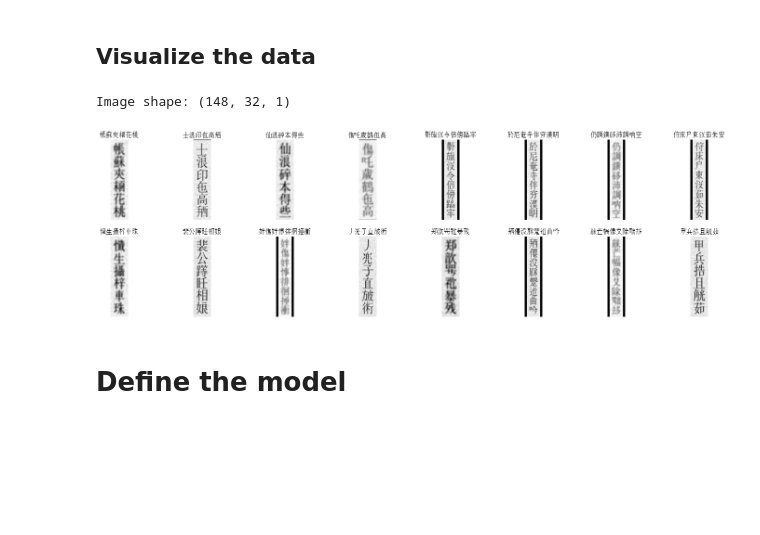
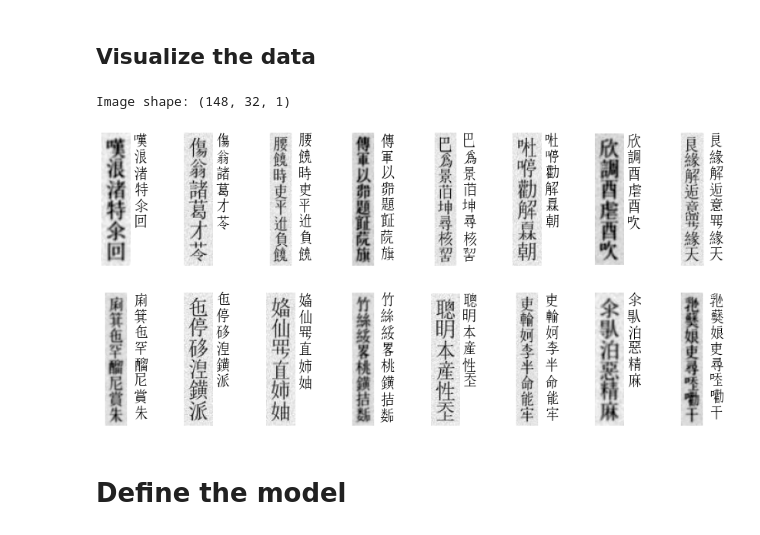
Before and after one commit to ds4v/NomNaOCR, a Jupyter notebook: Text recognition/CRNN/CRNN.ipynb, the cells around one changed output. Drawn from its saved outputs; the diff is of its cells as text; code cells hidden in the pictures; blank space fills up the shorter version.

```diff
--- a/Text recognition/CRNN/CRNN.ipynb
+++ b/Text recognition/CRNN/CRNN.ipynb
@@ -129,11 +130,11 @@ def distortion_free_resize(image, img_size):
         [pad_height_top, pad_height_bottom],
         [pad_width_left, pad_width_right],
         [0, 0],
-    ])
+    ], constant_values = 255) # Pad with white color
 # %%
 def process_images_labels(img_path, label, img_size=(HEIGHT, WIDTH)):
     image = tf.io.read_file(img_path)
-    image = tf.image.decode_png(image, channels=1)
+    image = tf.image.decode_jpeg(image, channels=1)
     image = distortion_free_resize(image, img_size)
     image = tf.cast(image, tf.float32) / 255.0
 
@@ -169,16 +170,17 @@ from matplotlib import transforms
 
 NROWS, NCOLS = (2, 8)
 assert NROWS * NCOLS <= BATCH_SIZE, f'NROWS * NCOLS must be <= {BATCH_SIZE}'
-font = fm.FontProperties(fname='NomNaTong-Regular.ttf')
+FONT = fm.FontProperties(fname='../../Dataset/NomNaTong-Regular.ttf')
 # %%
-plt.figure(figsize=(25, 7))
-for batch in train_tf_dataset.take(1):
-    batch_images, batch_labels = batch['image'], batch['label']
-    print('Image shape:', batch_images[0].shape)
-
-    for i in range(min(NROWS * NCOLS, BATCH_SIZE)):
-        plt.subplot(NROWS, NCOLS, i + 1)
+def visualize_batch(
+    batch_images, batch_labels, pred_texts=None,
+    batch_size=BATCH_SIZE, nrows=NROWS, ncols=NCOLS
+):
+    plt.figure(figsize=(15, 7))
+    for i in range(min(nrows * ncols, batch_size)):
+        plt.subplot(nrows, ncols, i + 1)
         img = (batch_images[i] * 255.0).numpy().astype(np.uint8)
+        plt.imshow(img[:, :, 0], cmap='gray')
 
         # Gather indices where label != padding_token.
         indices = tf.gather(
@@ -188,12 +190,32 @@ for batch in train_tf_dataset.take(1):
         label = tf.strings.reduce_join(num_to_char(indices)) # Convert to string
         label = label.numpy().decode('utf-8')
 
-        plt.imshow(img[:, :, 0], cmap='gray')
-        plt.title(label, fontproperties=font, fontsize=14)
+        text_x = WIDTH + 3
+        fontdict = {
+            'fontproperties': FONT,
+            'fontsize': 18,
+            'color': 'black',
+            'verticalalignment': 'top',
+            'horizontalalignment': 'left'
+        }
+
+        if pred_texts and pred_texts[i] != label:
+            for idx, char in enumerate(pred_texts[i]):
+                fontdict['color'] = 'dodgerblue' if char == label[idx] else 'red'
+                plt.text(text_x, idx * 18.5, char, fontdict=fontdict)
+        elif pred_texts and pred_texts[i] == label:
+            fontdict['color'] = 'green'
+            plt.text(text_x, 0, '\n'.join(pred_texts[i]), fontdict=fontdict)
+        else:
+            plt.text(text_x, 0, '\n'.join(label), fontdict=fontdict)
         plt.axis('off')
-# %% [output]
-Image shape: (148, 32, 1)
-[figure, removed]
+# %%
+for batch in train_tf_dataset.take(1):
+    batch_images, batch_labels = batch['image'], batch['label']
+    visualize_batch(batch_images, batch_labels)
+# %% [output]
+Image shape: (148, 32, 1)
+[figure, added]
 # %% [markdown]
 # Define the model
 # %%
```
Also changed, not shown: parts of 18 cells of this notebook, 1 other file.
